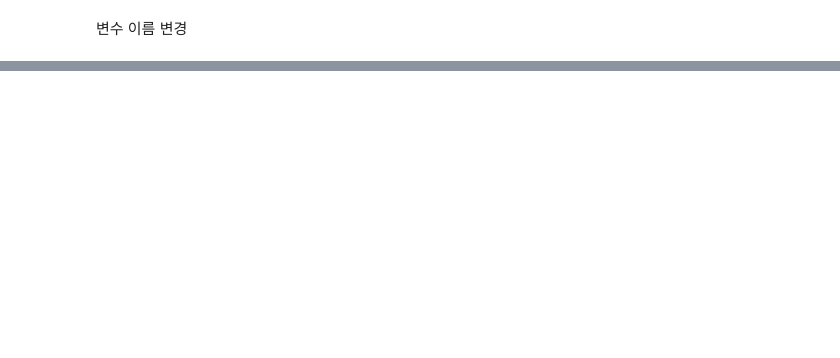
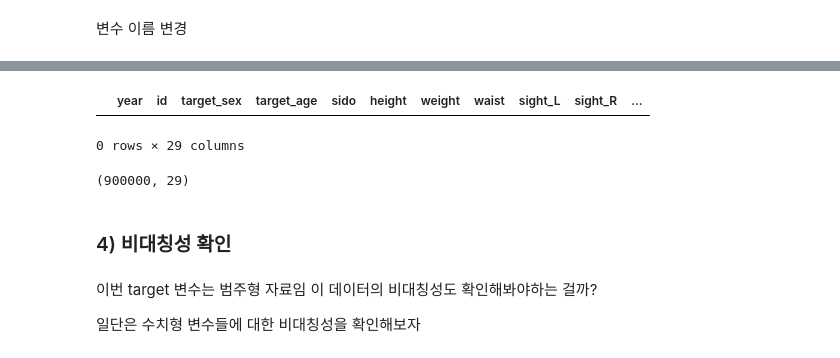
Before and after one commit to GayeonKimm/DS, a Jupyter notebook: 220527 medical checkup infomation_2017.ipynb, the cells around one changed output, grey strips where cells are left out. Cells and saved outputs as stored; diff of their text form; code cells hidden in the pictures; blank space fills up the shorter version.

```diff
--- a/220527 medical checkup infomation_2017.ipynb
+++ b/220527 medical checkup infomation_2017.ipynb
@@ -295,0 +340,4 @@ sample = df_train[:1000]
+# %%
+for col in df_train.columns:
+    msperc = 'column: {:>10}\t Percent of NaN value: {:.2f}%'.format(col, 100 * (df_train[col].isnull().sum() / df_train[col].shape[0]))
+    print(msperc)
@@ -295,0 +362,4 @@ sample = df_train[:1000]
+# %%
+for col in df_test.columns:
+    msperc = 'column: {:>10}\t Percent of NaN value: {:.2f}%'.format(col, 100 * (df_test[col].isnull().sum() / df_test[col].shape[0]))
+    print(msperc)
@@ -295,0 +413,42 @@ sample = df_train[:1000]
+# %%
+# 여기서 n이 뭘뜻하지? - 확인해둘 것..........
+# 그리고 왜 test데이터에 대해서는 확인 안하지?
+
+
+def detect_outliers(df, n, features):
+    outlier_indices = []
+    for col in features:
+        Q1 = np.percentile(df[col], 25)
+        Q3 = np.percentile(df[col], 75)
+        IQR = Q3 - Q1
+
+        outlier_step = 1.5*IQR
+
+        outlier_list_col = df[(df[col] < Q1 - outlier_step) | (df[col] > Q3 + outlier_step)].index
+        outlier_indices.extend(outlier_list_col)
+
+    outlier_indices = Counter(outlier_indices)
+    multiple_outliers = list(k for k,v in outlier_indices.items() if v> n)
+
+    return multiple_outliers
+
+Outlier_to_drop = detect_outliers(df_train, 2,['height', 'weight', 'waist', 'sight_L',
+       'sight_R','bp_high', 'bp_low', 'blds', 'tot_chole',
+       'triglyceride', 'hdl_chole', 'ldl_chole', 'hmg', 'olig_prote_cd',
+       'creatinine', 'sgot_ast', 'sgot_alt', 'gamma_gtp', 'smk_type'])
+# %%
+df_train.loc[Outlier_to_drop] # 0개
+# %% [output]
+|  | year | id | target_sex | target_age | sido | height | weight | waist | sight_L | sight_R | ... |
+0 rows × 29 columns
+# %%
+df_train.shape
+# %% [output]
+(900000, 29)
+# %% [markdown]
+### 4) 비대칭성 확인
+# %% [markdown]
+이번 target 변수는 범주형 자료임
+이 데이터의 비대칭성도 확인해봐야하는 걸까?
+
+일단은 수치형 변수들에 대한 비대칭성을 확인해보자
```
Also changed, not shown: parts of 47 cells of this notebook, 1 other file.
